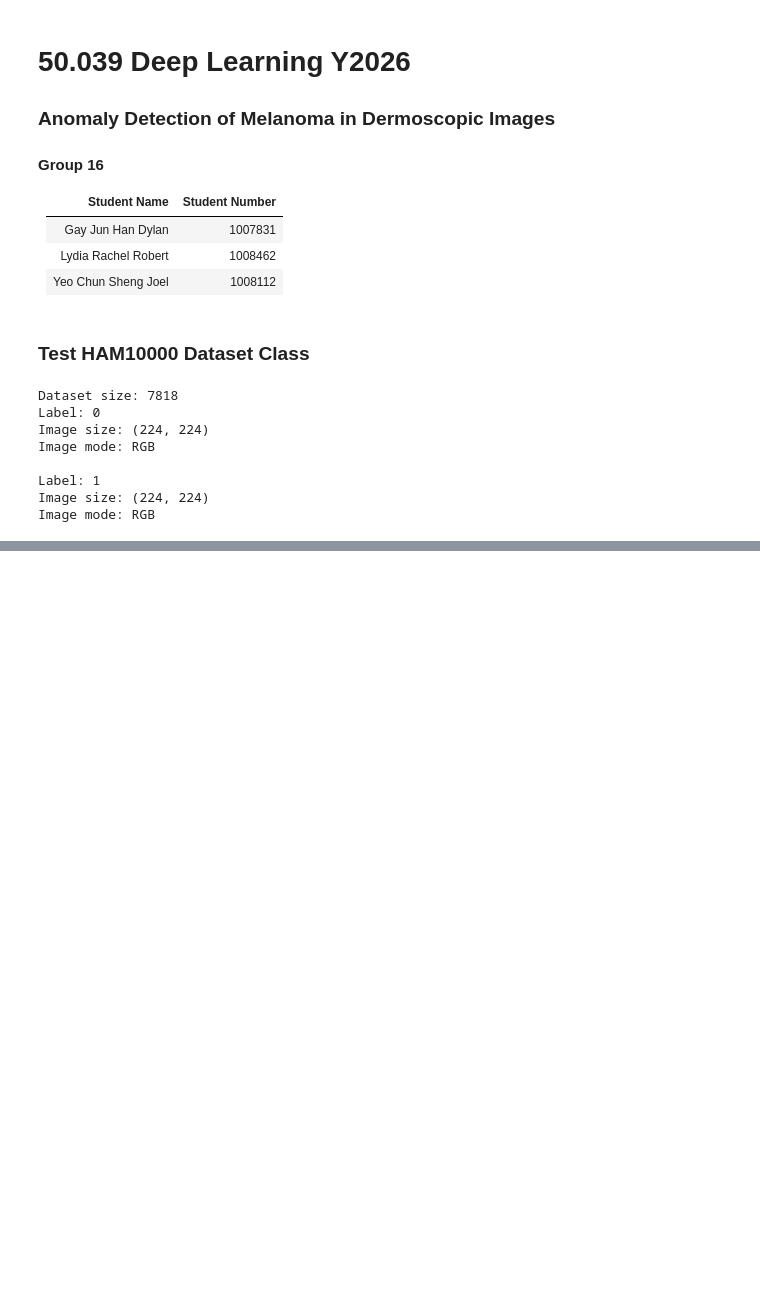
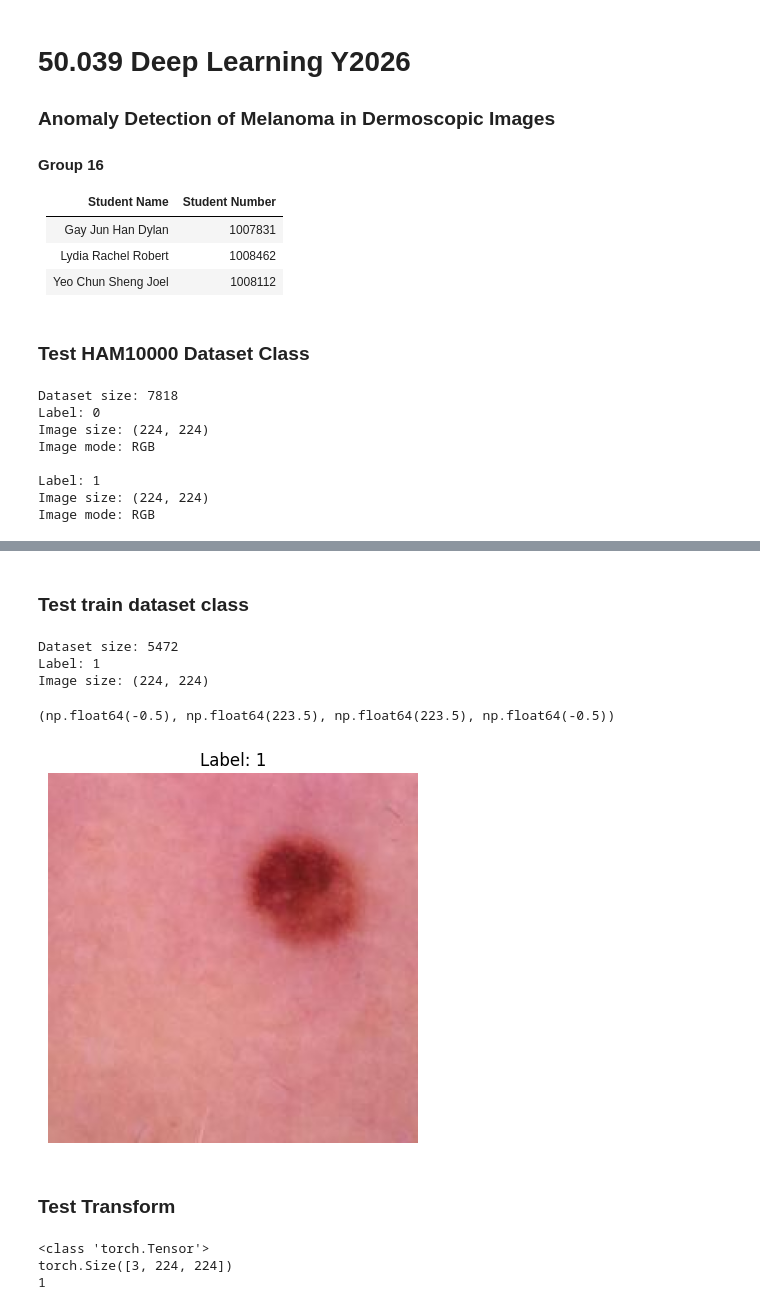
Before and after one commit to joelchunsheng/Anomaly-Detection-of-Melanoma-in-Dermoscopic-Images, a Jupyter notebook: notebooks/Group16.ipynb, the cells around one changed output, grey strips where cells are left out. Saved outputs shown, nothing was run; the diff lists cells and outputs as text; code cells hidden in the pictures; blank space fills up the shorter version.

```diff
--- a/notebooks/Group16.ipynb
+++ b/notebooks/Group16.ipynb
@@ -45,0 +94,53 @@ Image mode: RGB
+# %% [markdown]
+### Test train dataset class
+# %%
+dataset = HAM10000Dataset(
+    csv_path="../data/splits/train.csv",
+    image_dir="../data/raw/HAM10000/images",
+    transform=None
+)
+
+print("Dataset size:", len(dataset))
+
+image, label = dataset[0]
+
+print("Label:", label)
+print("Image size:", image.size)
+# %% [output]
+Dataset size: 5472
+Label: 1
+Image size: (224, 224)
+# %%
+import matplotlib.pyplot as plt
+
+plt.imshow(image)
+plt.title(f"Label: {label}")
+plt.axis("off")
+# %% [output]
+(np.float64(-0.5), np.float64(223.5), np.float64(223.5), np.float64(-0.5))
+[figure, added]
+# %% [markdown]
+### Test Transform
+# %%
+import sys
+import os
+sys.path.append(os.path.abspath(".."))
+
+from src.data.dataset import HAM10000Dataset
+from src.data.transform import get_train_transforms, get_eval_transforms
+
+train_dataset = HAM10000Dataset(
+    csv_path="../data/splits/train.csv",
+    image_dir="../data/raw/HAM10000/images",
+    transform=get_train_transforms()
+)
+
+image, label = train_dataset[0]
+
+print(type(image))
+print(image.shape)
+print(label)
+# %% [output]
+<class 'torch.Tensor'>
+torch.Size([3, 224, 224])
+1
```
Also changed, not shown: parts of 2 cells of this notebook, 4 other files.
